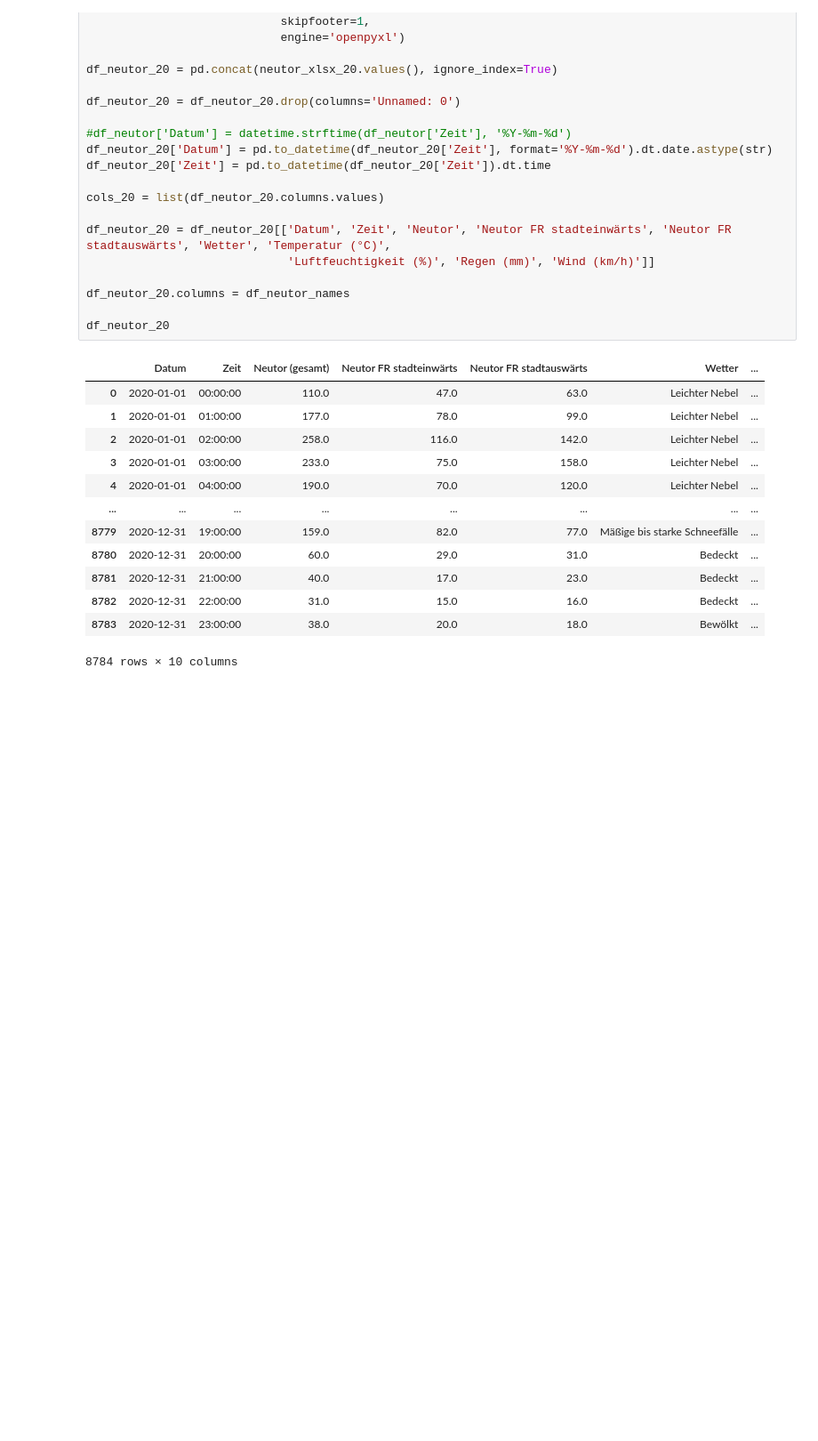
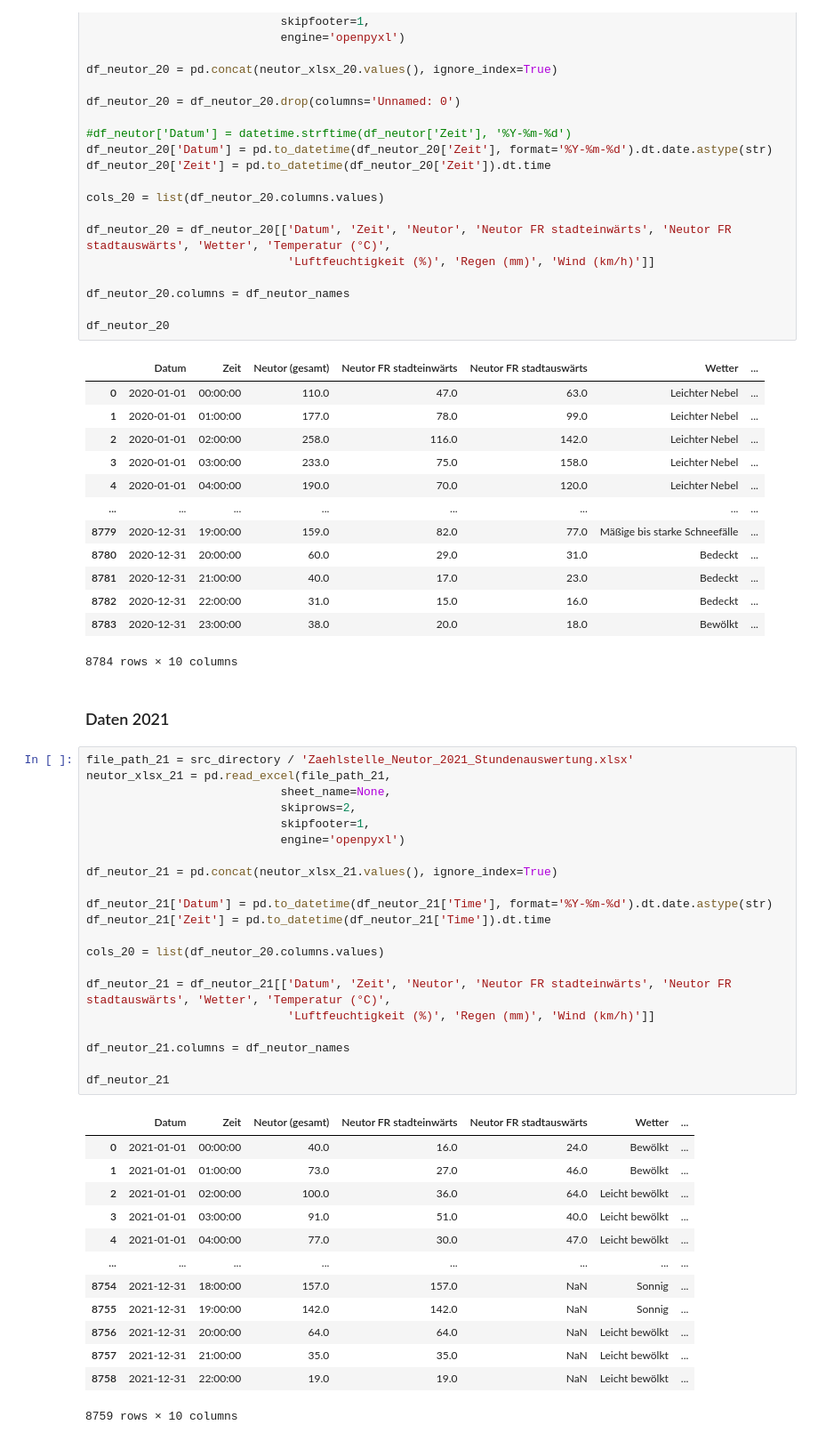
Before and after one commit to DanielZlln/bachelorthesis, a Jupyter notebook: data/clean_data.ipynb, the cells around one changed output. Shown: that part at 89% size. Saved outputs shown, nothing was run; the diff lists cells and outputs as text; blank space fills up the shorter version.

Commit message:
data cleansing excel table

```diff
--- a/data/clean_data.ipynb
+++ b/data/clean_data.ipynb
@@ -152,3 +152,40 @@ df_neutor_20
 | 8782 | 2020-12-31 | 22:00:00 | 31.0 | 15.0 | 16.0 | Bedeckt | ... |
 | 8783 | 2020-12-31 | 23:00:00 | 38.0 | 20.0 | 18.0 | Bewölkt | ... |
 8784 rows × 10 columns
+# %% [markdown]
+### Daten 2021
+# %%
+file_path_21 = src_directory / 'Zaehlstelle_Neutor_2021_Stundenauswertung.xlsx'
+neutor_xlsx_21 = pd.read_excel(file_path_21,
+                            sheet_name=None,
+                            skiprows=2,
+                            skipfooter=1,
+                            engine='openpyxl')
+
+df_neutor_21 = pd.concat(neutor_xlsx_21.values(), ignore_index=True)
+
+df_neutor_21['Datum'] = pd.to_datetime(df_neutor_21['Time'], format='%Y-%m-%d').dt.date.astype(str)
+df_neutor_21['Zeit'] = pd.to_datetime(df_neutor_21['Time']).dt.time
+
+cols_20 = list(df_neutor_20.columns.values)
+
+df_neutor_21 = df_neutor_21[['Datum', 'Zeit', 'Neutor', 'Neutor FR stadteinwärts', 'Neutor FR stadtauswärts', 'Wetter', 'Temperatur (°C)',
+                             'Luftfeuchtigkeit (%)', 'Regen (mm)', 'Wind (km/h)']]
+
+df_neutor_21.columns = df_neutor_names
+
+df_neutor_21
+# %% [output]
+|  | Datum | Zeit | Neutor (gesamt) | Neutor FR stadteinwärts | Neutor FR stadtauswärts | Wetter | ... |
+| 0 | 2021-01-01 | 00:00:00 | 40.0 | 16.0 | 24.0 | Bewölkt | ... |
+| 1 | 2021-01-01 | 01:00:00 | 73.0 | 27.0 | 46.0 | Bewölkt | ... |
+| 2 | 2021-01-01 | 02:00:00 | 100.0 | 36.0 | 64.0 | Leicht bewölkt | ... |
+| 3 | 2021-01-01 | 03:00:00 | 91.0 | 51.0 | 40.0 | Leicht bewölkt | ... |
+| 4 | 2021-01-01 | 04:00:00 | 77.0 | 30.0 | 47.0 | Leicht bewölkt | ... |
+| ... | ... | ... | ... | ... | ... | ... | ... |
+| 8754 | 2021-12-31 | 18:00:00 | 157.0 | 157.0 | NaN | Sonnig | ... |
+| 8755 | 2021-12-31 | 19:00:00 | 142.0 | 142.0 | NaN | Sonnig | ... |
+| 8756 | 2021-12-31 | 20:00:00 | 64.0 | 64.0 | NaN | Leicht bewölkt | ... |
+| 8757 | 2021-12-31 | 21:00:00 | 35.0 | 35.0 | NaN | Leicht bewölkt | ... |
+| 8758 | 2021-12-31 | 22:00:00 | 19.0 | 19.0 | NaN | Leicht bewölkt | ... |
+8759 rows × 10 columns
```
Also changed, not shown: parts of 2 cells of this notebook, 2 other files.
